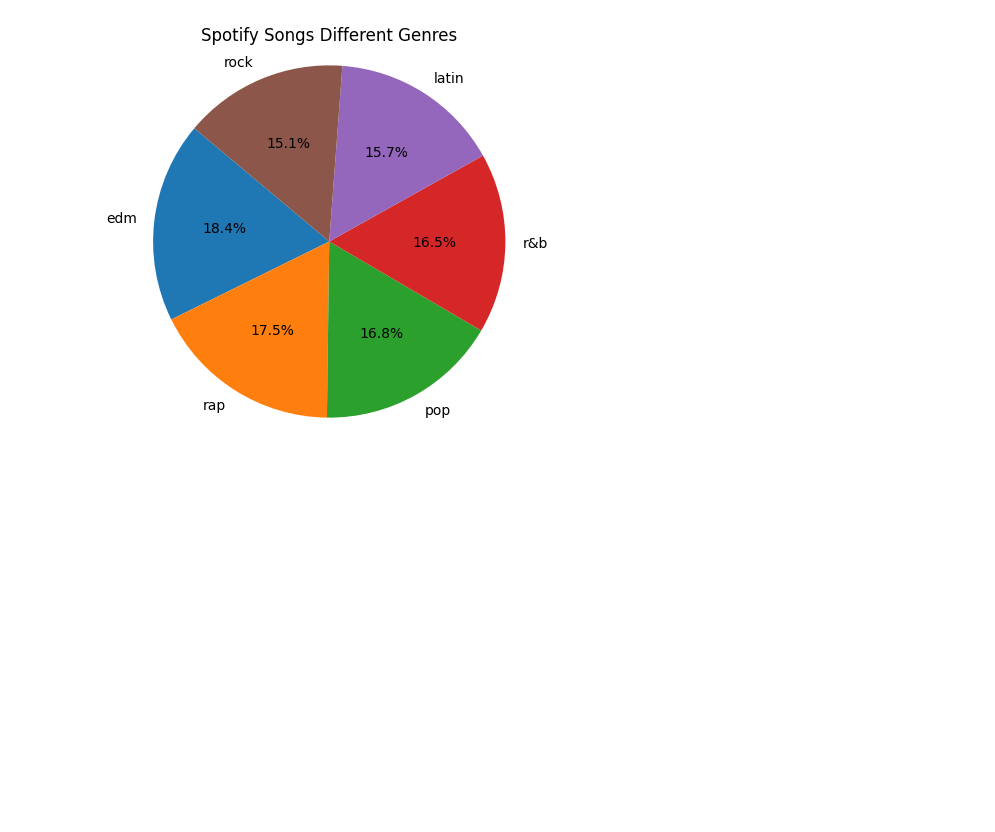
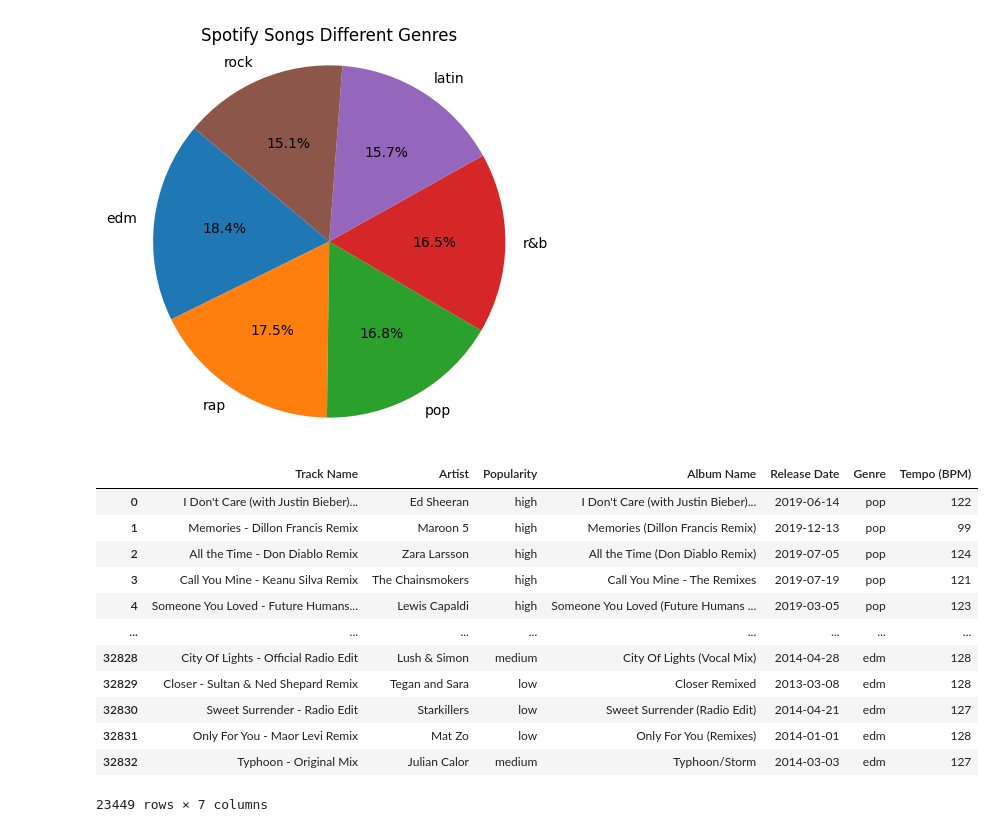
Before and after one commit to koskinenj/Analysoinnin__projekti, a Jupyter notebook: Project NEW.ipynb, the cells around one changed output. Drawn from its saved outputs; the diff is of its cells as text; code cells hidden in the pictures; blank space fills up the shorter version.

```diff
--- a/Project NEW.ipynb
+++ b/Project NEW.ipynb
@@ -207,3 +207,19 @@ plt.show()
 # plt.tight_layout()
 
 # plt.show()
+# %%
+spotify.drop_duplicates(subset=['Track Name'])
+# %% [output]
+|  | Track Name | Artist | Popularity | Album Name | Release Date | Genre | Tempo (BPM) |
+| 0 | I Don't Care (with Justin Bieber)... | Ed Sheeran | high | I Don't Care (with Justin Bieber)... | 2019-06-14 | pop | 122 |
+| 1 | Memories - Dillon Francis Remix | Maroon 5 | high | Memories (Dillon Francis Remix) | 2019-12-13 | pop | 99 |
+| 2 | All the Time - Don Diablo Remix | Zara Larsson | high | All the Time (Don Diablo Remix) | 2019-07-05 | pop | 124 |
+| 3 | Call You Mine - Keanu Silva Remix | The Chainsmokers | high | Call You Mine - The Remixes | 2019-07-19 | pop | 121 |
+| 4 | Someone You Loved - Future Humans... | Lewis Capaldi | high | Someone You Loved (Future Humans ... | 2019-03-05 | pop | 123 |
+| ... | ... | ... | ... | ... | ... | ... | ... |
+| 32828 | City Of Lights - Official Radio Edit | Lush & Simon | medium | City Of Lights (Vocal Mix) | 2014-04-28 | edm | 128 |
+| 32829 | Closer - Sultan & Ned Shepard Remix | Tegan and Sara | low | Closer Remixed | 2013-03-08 | edm | 128 |
+| 32830 | Sweet Surrender - Radio Edit | Starkillers | low | Sweet Surrender (Radio Edit) | 2014-04-21 | edm | 127 |
+| 32831 | Only For You - Maor Levi Remix | Mat Zo | low | Only For You (Remixes) | 2014-01-01 | edm | 128 |
+| 32832 | Typhoon - Original Mix | Julian Calor | medium | Typhoon/Storm | 2014-03-03 | edm | 127 |
+23449 rows × 7 columns
```
